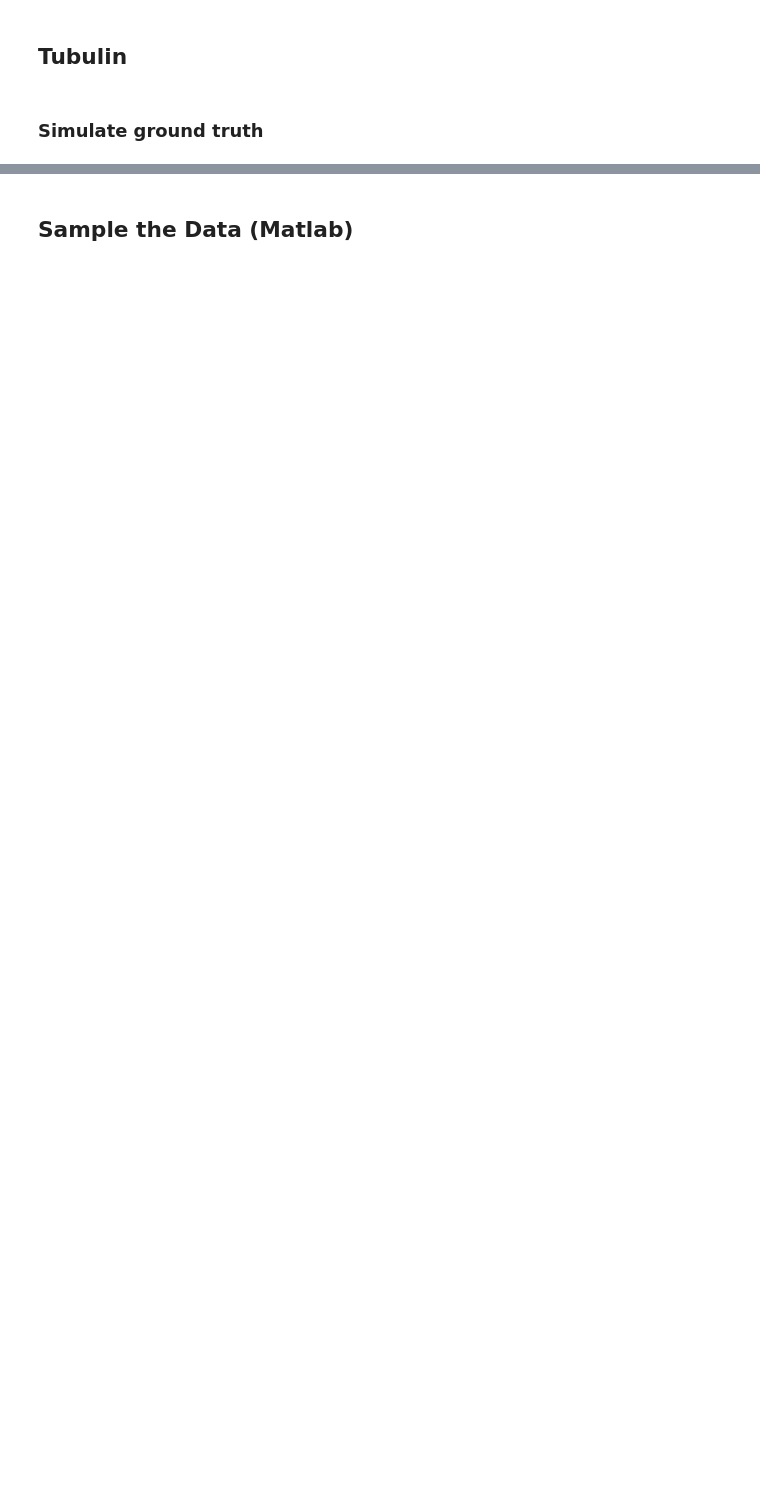
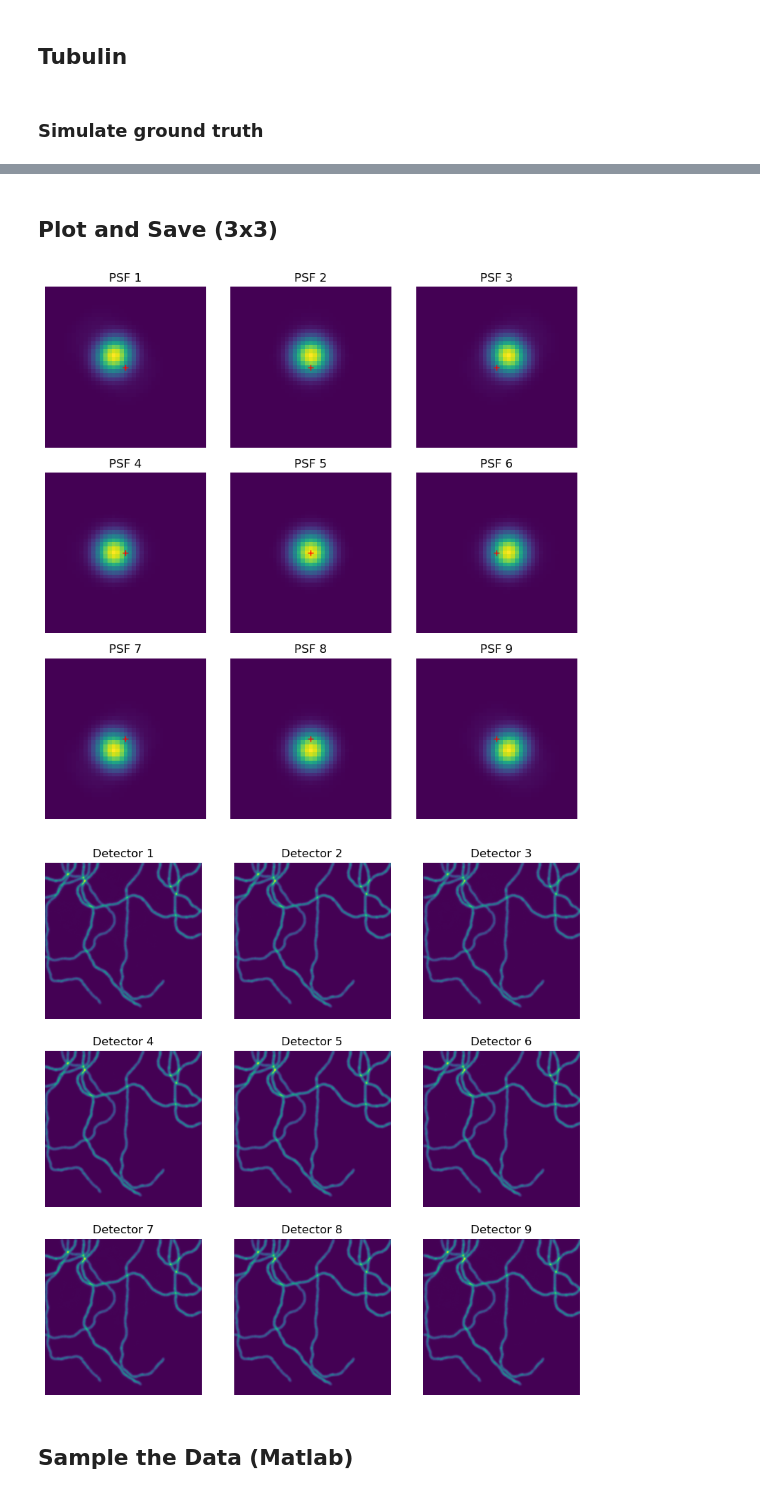
Before and after one commit to ajaygunalan/BrightEyes-ISM, a Jupyter notebook: compressive_ism/Compressive-ISM.ipynb, the cells around one changed output, grey strips where cells are left out. Cells and saved outputs as stored; diff of their text form; code cells hidden in the pictures; blank space fills up the shorter version.

```diff
--- a/compressive_ism/Compressive-ISM.ipynb
+++ b/compressive_ism/Compressive-ISM.ipynb
@@ -157,3 +165,58 @@ for i in range(img_1.shape[2]):
+# %%
+img3by3 = np.empty((513, 513, 9)) # create new 513-by-513-by-9 array
+
+oldIdx = [7, 8, 9, 12, 13, 14, 17, 18, 19]
+newIdx = [1, 2, 3, 4, 5, 6, 7, 8, 9]
+
+for n, o in zip(newIdx, oldIdx):
+    img3by3[:, :, n-1] = img5by5[:, :, o-1]
+
+
+PSF3by3 = np.empty((513, 513, 9)) # create new 513-by-513-by-9 array
+
+oldIdx = [7, 8, 9, 12, 13, 14, 17, 18, 19]
+newIdx = [1, 2, 3, 4, 5, 6, 7, 8, 9]
+
+for n, o in zip(newIdx, oldIdx):
+    PSF3by3[:, :, n-1] = PSF5by5[:, :, o-1]
+# %% [markdown]
+## Plot and Save (3x3)
+# %%
+N = 3
+
+fig = plt.figure(figsize=(8,8))
+
+
+for i in range(N*N):
+    ax = fig.add_subplot(N, N, i+1)
+    ax.imshow(PSF3by3[:,:,i], extent = [-(Nx//2*pxsizex), Nx//2*pxsizex, -(Nx//2*pxsizex), Nx//2*pxsizex])
+    ax.set_xlim(-500, 500)
+    ax.set_ylim(-500, 500)
+    ax.plot(0,0,'+r')
+    ax.set_title("PSF " + str(i + 1))
+    plt.axis('off')
+
+plt.tight_layout()
+
+
+# Plot it
+fig = plt.figure(figsize=(10,10))
+for i in range(N*N):
+    ax = fig.add_subplot(N, N, i+1)
+    ax.imshow(img3by3[:,:,i])
+    ax.set_title("Detector " + str(i + 1))
+    plt.axis('off')
+
+# Save each image of the detector
+for i in range(img3by3.shape[2]):
+    fig, axs = plt.subplots(figsize=(10, 5))
+    axs.imshow(img3by3[:,:,i])
+    axs.axis('off')
+    plt.savefig(f"data\detector_{i+1}.png", bbox_inches='tight', pad_inches=0)
+    plt.close(fig)
+# %% [output]
+[figure, added]
+[figure, added]
 # %% [markdown]
 ## Sample the Data (Matlab)
 # %%
```
Also changed, not shown: parts of 22 cells of this notebook, 41 other files.
